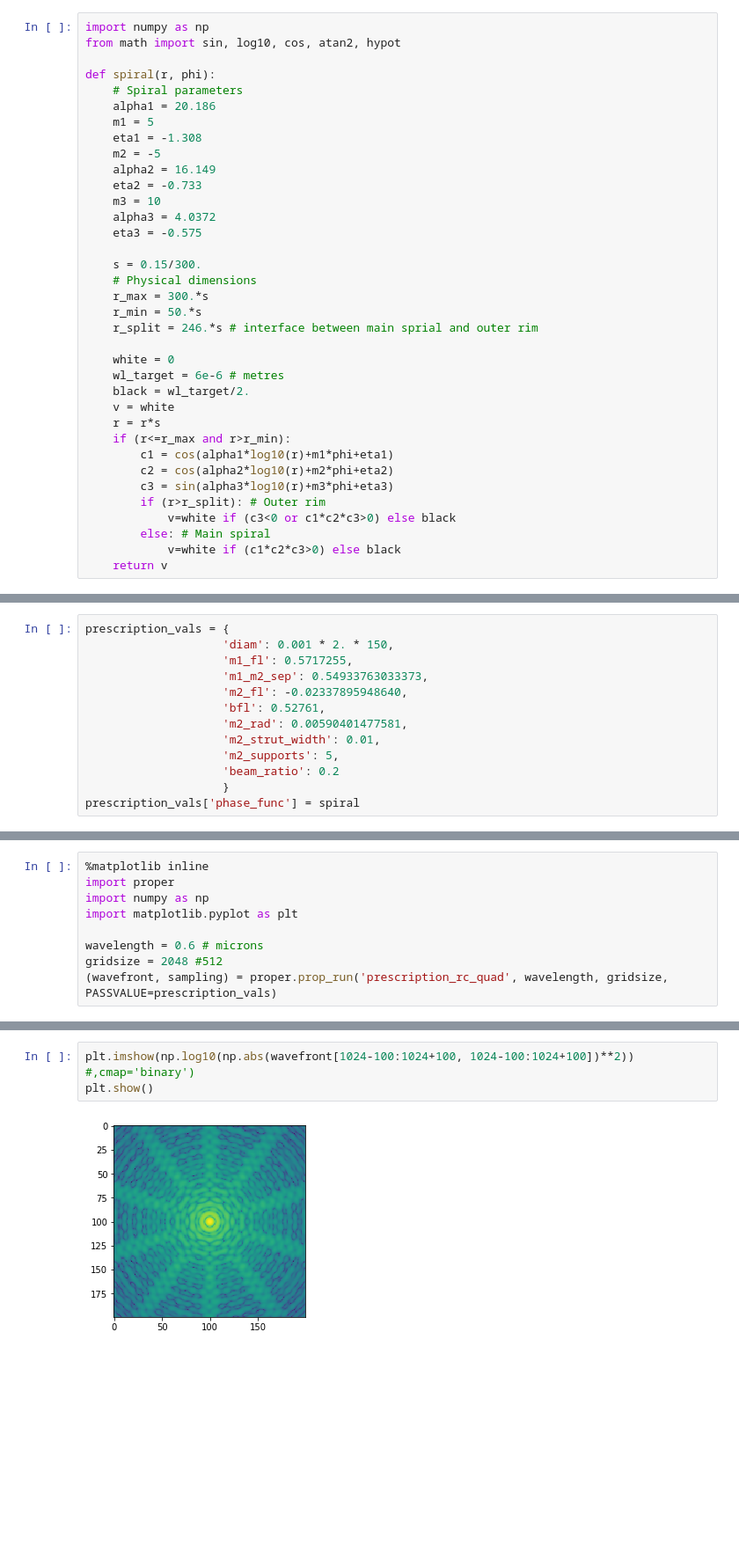
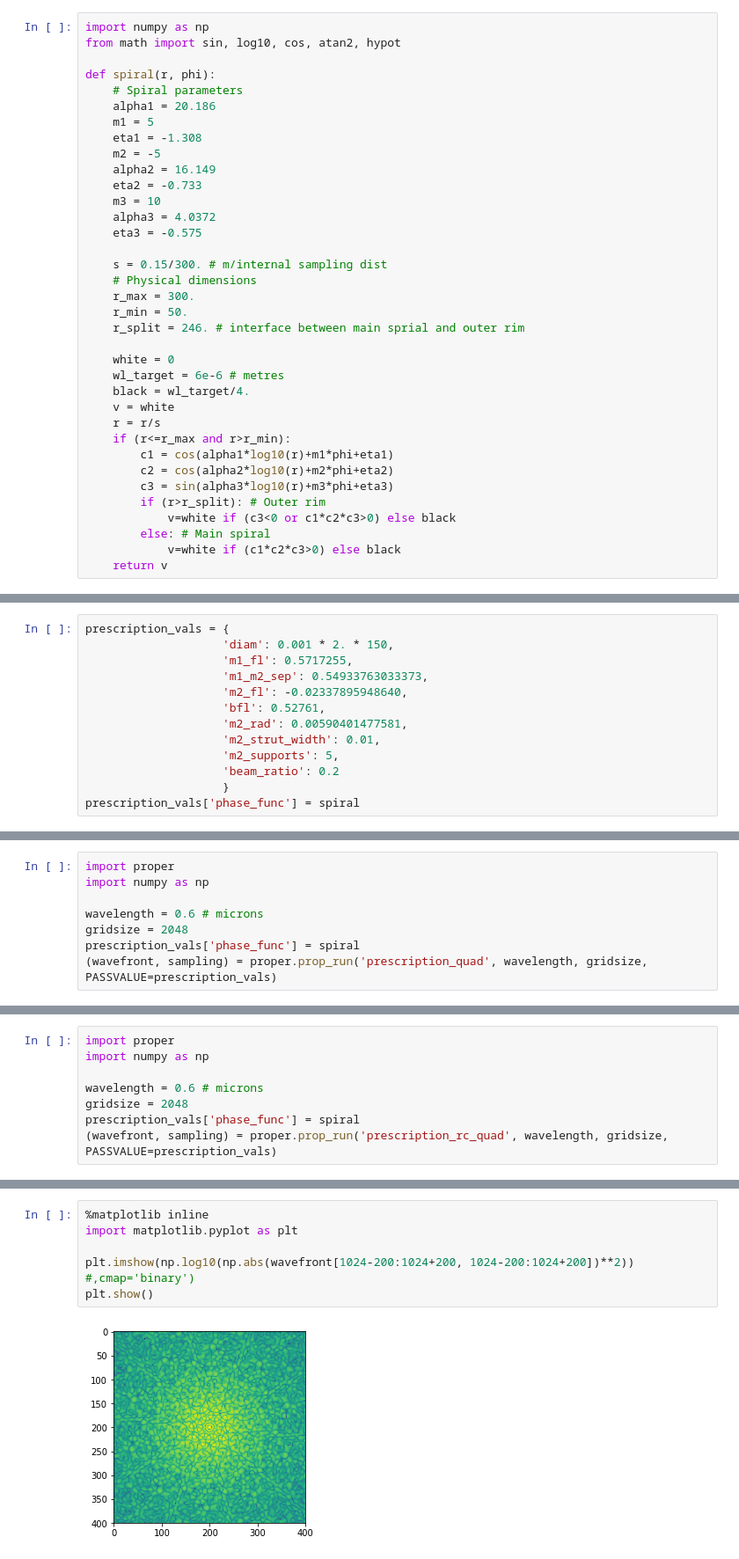
Before and after one commit to benjaminpope/toliman, a Jupyter notebook: image_modelling/notebooks/phase pattern.ipynb, the cells around one changed output, grey strips where cells are left out. Shown at 88% size. Saved outputs shown, nothing was run; the diff lists cells and outputs as text; blank space fills up the shorter version.

Commit message:
Added support for phase function in prescriptions, and tested with Kieran's spiral code

```diff
--- a/image_modelling/notebooks/phase pattern.ipynb
+++ b/image_modelling/notebooks/phase pattern.ipynb
@@ -68,17 +70,17 @@ def spiral(r, phi):
     alpha3 = 4.0372
     eta3 = -0.575
 
-    s = 0.15/300.
+    s = 0.15/300. # m/internal sampling dist
     # Physical dimensions
-    r_max = 300.*s
-    r_min = 50.*s
-    r_split = 246.*s # interface between main sprial and outer rim
+    r_max = 300.
+    r_min = 50.
+    r_split = 246. # interface between main sprial and outer rim
 
     white = 0
     wl_target = 6e-6 # metres
-    black = wl_target/2.
+    black = wl_target/4.
     v = white
-    r = r*s
+    r = r/s
     if (r<=r_max and r>r_min):
         c1 = cos(alpha1*log10(r)+m1*phi+eta1)
         c2 = cos(alpha2*log10(r)+m2*phi+eta2)
@@ -108,0 +138,8 @@ prescription_vals['phase_func'] = spiral
+# %%
+import proper
+import numpy as np
+
+wavelength = 0.6 # microns
+gridsize = 2048
+prescription_vals['phase_func'] = spiral
+(wavefront, sampling) = proper.prop_run('prescription_quad', wavelength, gridsize, PASSVALUE=prescription_vals)
@@ -109,11 +161,10 @@ prescription_vals['phase_func'] = spiral
 # %%
-%matplotlib inline
 import proper
 import numpy as np
-import matplotlib.pyplot as plt
 
 wavelength = 0.6 # microns
-gridsize = 2048 #512
+gridsize = 2048
+prescription_vals['phase_func'] = spiral
 (wavefront, sampling) = proper.prop_run('prescription_rc_quad', wavelength, gridsize, PASSVALUE=prescription_vals)
 # %% [output]
 Lambda = 6.0000E-07   Throughput = 1.00
@@ -126,5 +178,8 @@ Total elapsed time (seconds) =  16.1198
 # %%
-plt.imshow(np.log10(np.abs(wavefront[1024-100:1024+100, 1024-100:1024+100])**2)) #,cmap='binary')
+%matplotlib inline
+import matplotlib.pyplot as plt
+
+plt.imshow(np.log10(np.abs(wavefront[1024-200:1024+200, 1024-200:1024+200])**2)) #,cmap='binary')
 plt.show()
 # %% [output]
-[figure, old version]
+[figure, new version]
```
Also changed, not shown: parts of 10 cells of this notebook, 2 other files.
